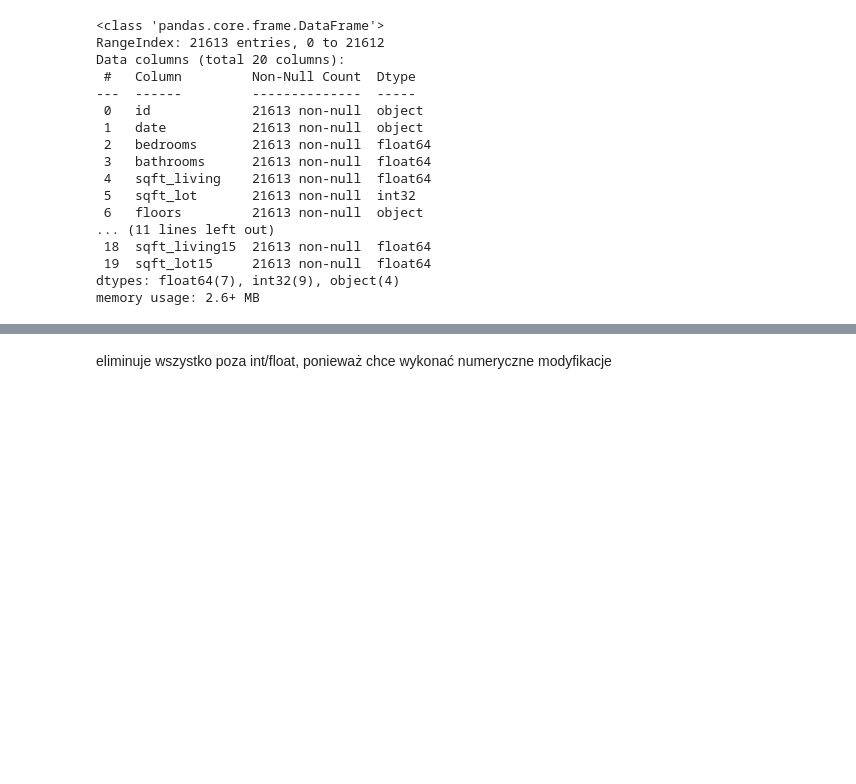
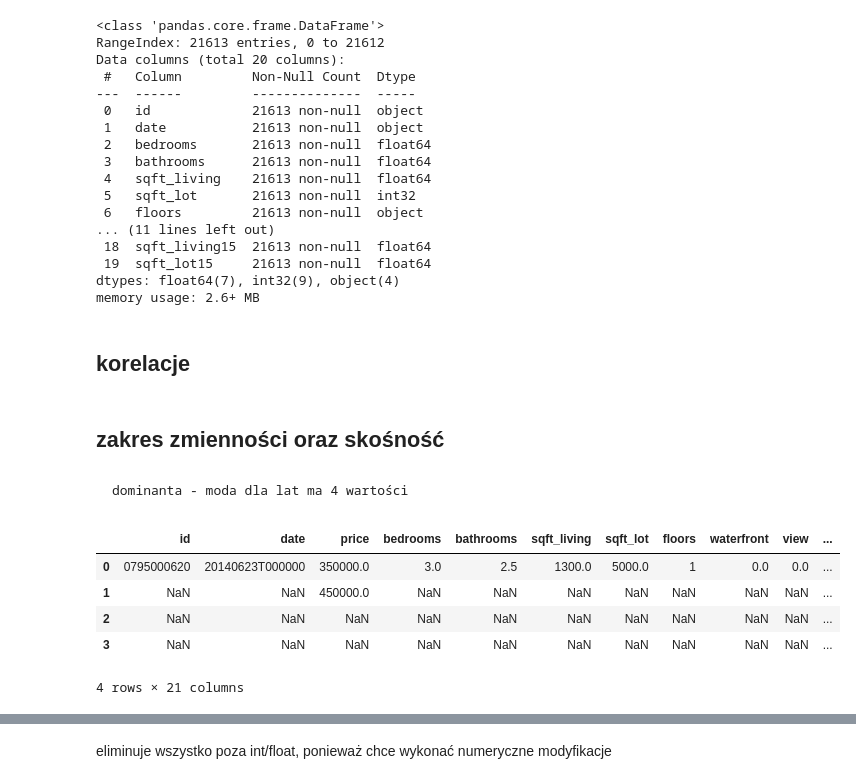
Before and after one commit to hubruk/nieruchomosci_regresja, a Jupyter notebook: ZMUM - Projekt Indywidualny.ipynb, the cells around one changed output, grey strips where cells are left out. Drawn from its saved outputs; the diff is of its cells as text; code cells hidden in the pictures; blank space fills up the shorter version.

```diff
--- a/ZMUM - Projekt Indywidualny.ipynb
+++ b/ZMUM - Projekt Indywidualny.ipynb
@@ -98,3 +101,5 @@ Data columns (total 20 columns):
  19  sqft_lot15     21613 non-null  float64
 dtypes: float64(7), int32(9), object(4)
 memory usage: 2.6+ MB
+# %% [markdown]
+## korelacje
@@ -100,0 +109,18 @@ memory usage: 2.6+ MB
+# %% [markdown]
+## zakres zmienności oraz skośność
+# %%
+domy_std = domy.std()
+domy_mean = domy.mean()
+domy_mode = domy.mode()
+domy_median = domy.median()
+# %% [markdown]
+    dominanta - moda dla lat ma 4 wartości
+# %%
+domy_mode
+# %% [output]
+|  | id | date | price | bedrooms | bathrooms | sqft_living | sqft_lot | floors | waterfront | view | ... |
+| 0 | 0795000620 | 20140623T000000 | 350000.0 | 3.0 | 2.5 | 1300.0 | 5000.0 | 1 | 0.0 | 0.0 | ... |
+| 1 | NaN | NaN | 450000.0 | NaN | NaN | NaN | NaN | NaN | NaN | NaN | ... |
+| 2 | NaN | NaN | NaN | NaN | NaN | NaN | NaN | NaN | NaN | NaN | ... |
+| 3 | NaN | NaN | NaN | NaN | NaN | NaN | NaN | NaN | NaN | NaN | ... |
+4 rows × 21 columns
```
Also changed, not shown: parts of 18 cells of this notebook.
